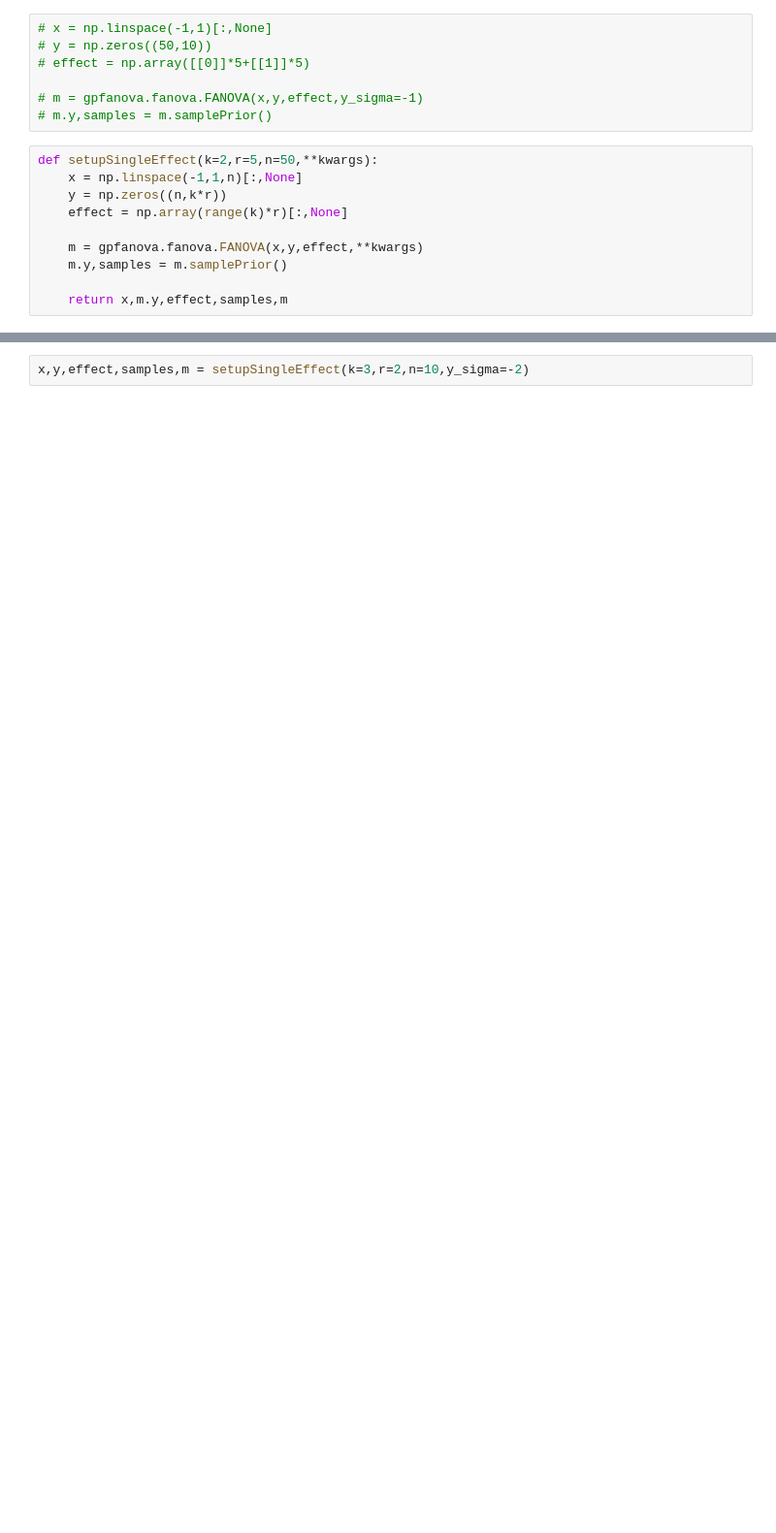
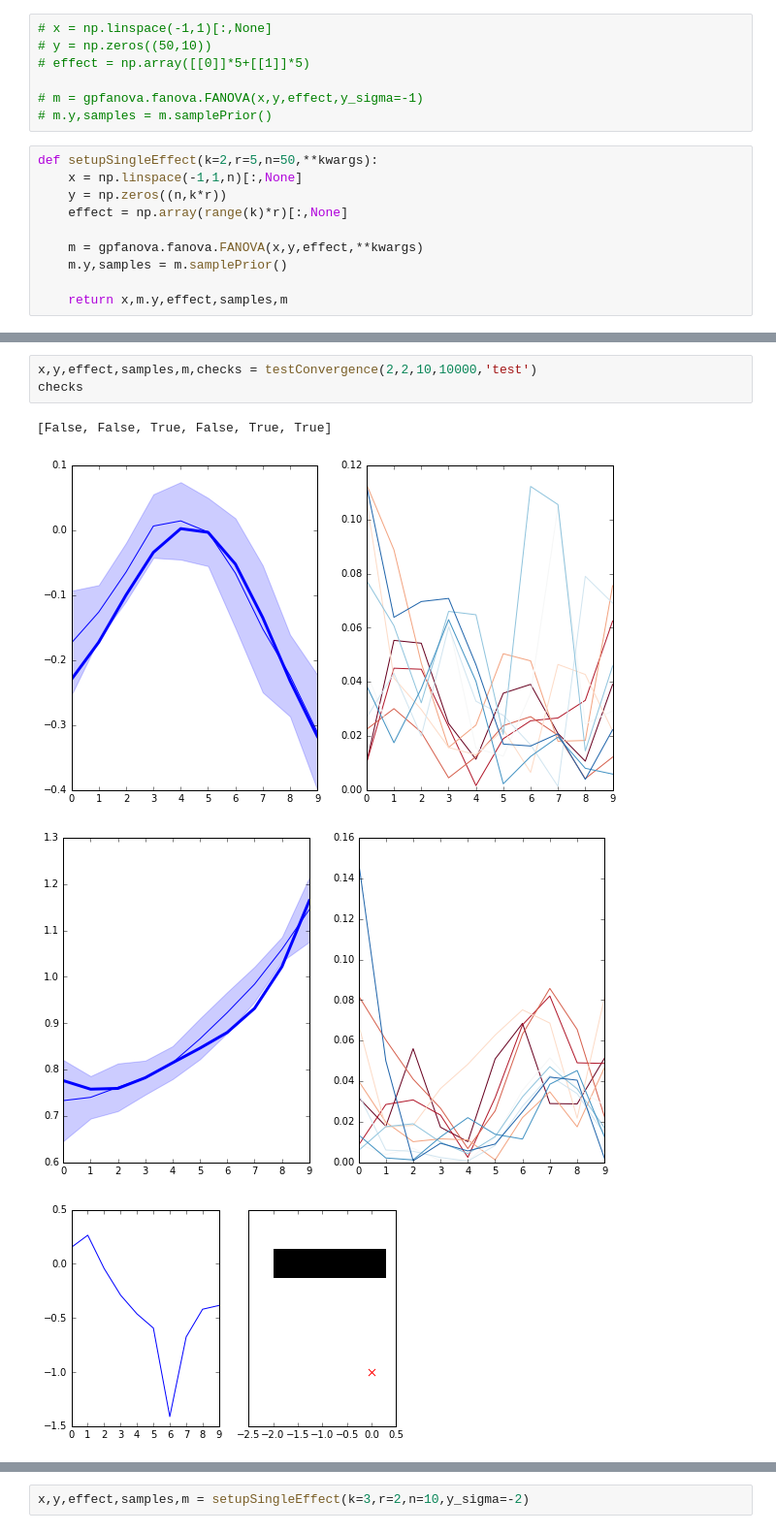
Before and after one commit to ptonner/gpfanova, a Jupyter notebook: test_convergence.ipynb, the cells around one changed output, grey strips where cells are left out. Shown at 97% size. Drawn from its saved outputs; the diff is of its cells as text; blank space fills up the shorter version.

Commit message:
convergence notebook updates

```diff
--- a/test_convergence.ipynb
+++ b/test_convergence.ipynb
@@ -24,0 +135,8 @@ def setupSingleEffect(k=2,r=5,n=50,**kwargs):
+# %%
+x,y,effect,samples,m,checks = testConvergence(2,2,10,10000,'test')
+checks
+# %% [output]
+[False, False, True, False, True, True]
+[figure, added]
+[figure, added]
+[figure, added]
```
Also changed, not shown: parts of 15 cells of this notebook.
